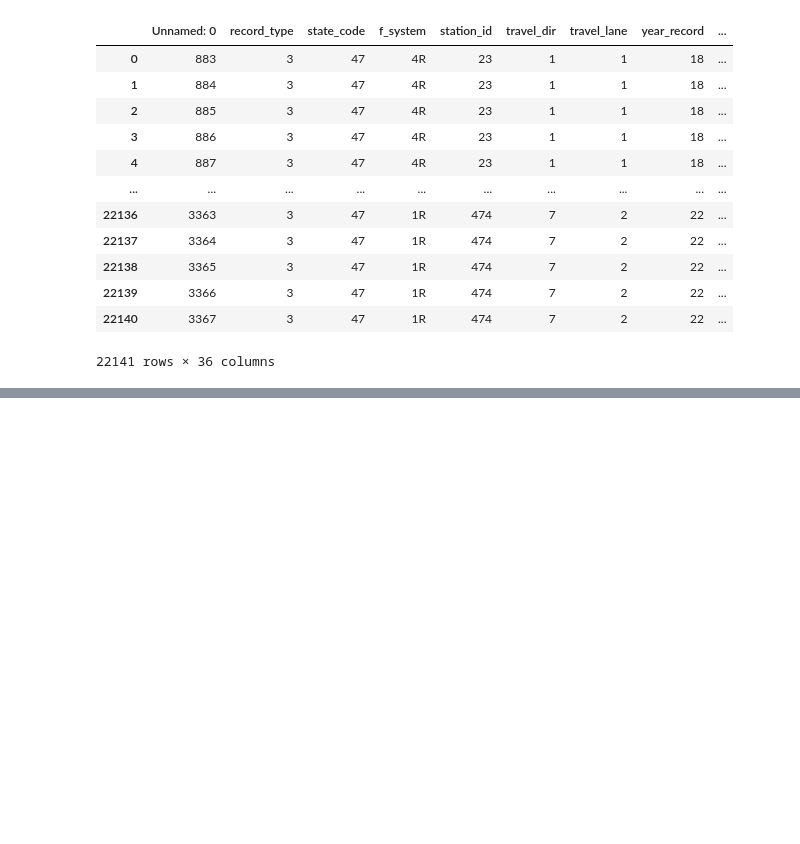
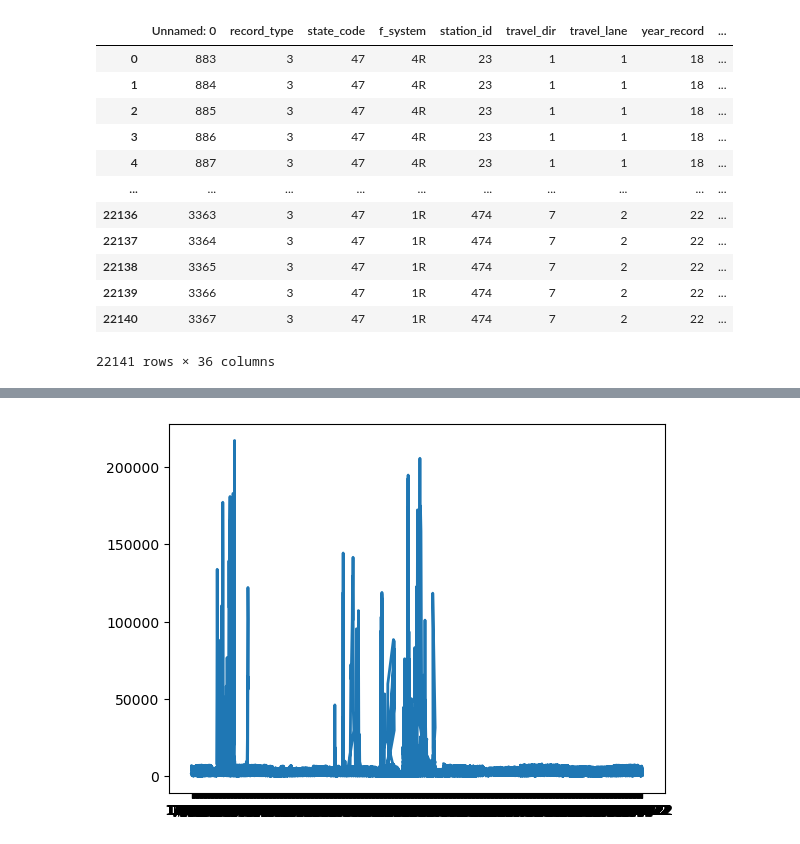
Before and after one commit to dlerhetal/Group2Project1, a Jupyter notebook: Traffic Data/Traffic231019.ipynb, the cells around one changed output, grey strips where cells are left out. Cells and saved outputs as stored; diff of their text form; code cells hidden in the pictures; blank space fills up the shorter version.

```diff
--- a/Traffic Data/Traffic231019.ipynb
+++ b/Traffic Data/Traffic231019.ipynb
@@ -266,0 +277,3 @@ segments_df
+# %%
+segments_df = pd.DataFrame(segments_df, columns=["full_date", "day_of_week", "morning", "afternoon", "evening"])
+segments_df
@@ -267 +294,11 @@ segments_df
+# %%
+x_axis = segments_df["full_date"]
+y_axis = segments_df["morning"]
+plt.plot(x_axis, y_axis, linewidth=2, label="Morning")
+#plt.title("Accidents Per Year by Day of Week")
+#plt.xlabel("Year")
+#plt.ylabel("# of Accidents")
+plt.show()
+# %% [output]
+[figure, added]
 # %%
```
Also changed, not shown: parts of 6 cells of this notebook.
